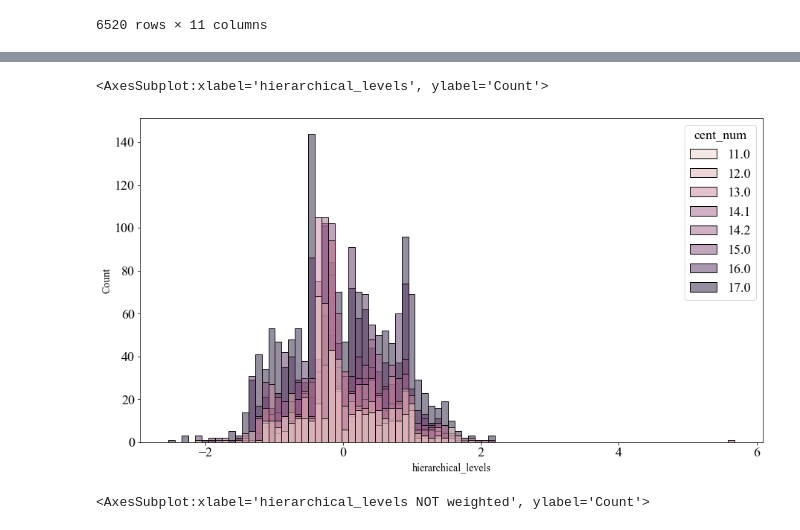
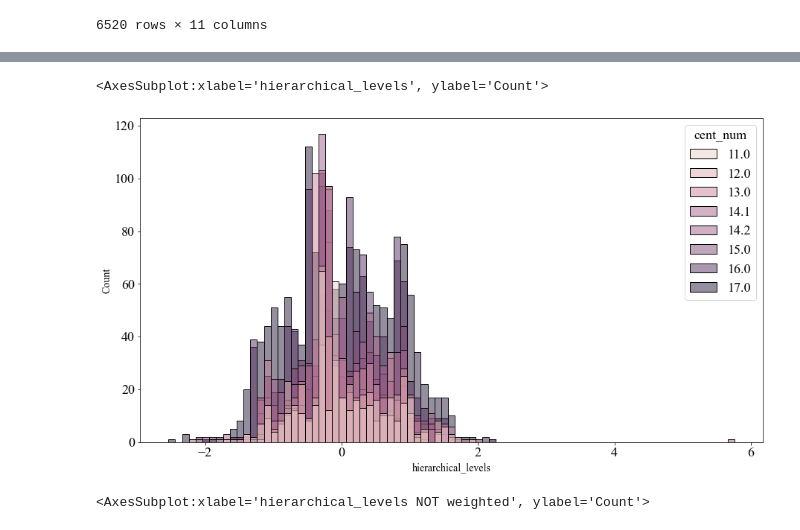
Before and after one commit to bravandi/hierarchical-syntactic-networks, a Jupyter notebook: polyarchy analysis.ipynb, the cells around one changed output, grey strips where cells are left out. Drawn from its saved outputs; the diff is of its cells as text; code cells hidden in the pictures.

```diff
--- a/polyarchy analysis.ipynb
+++ b/polyarchy analysis.ipynb
@@ -307,0 +555,4 @@ G.get_edge_data('AX werden','PP er')
+# %%
+path_df = lenght_all_pairs_shortest_path(cent_nets['17'])
+print(path_df['l'].max())
+sns.histplot(path_df['l'])
@@ -359,9 +608,34 @@ for cent, G in tqdm(cent_nets.items()):
     tmp_df['f_hierarchical_incoherence'] = f_hierarchical_incoherence
     tmp_df['b_hierarchical_incoherence'] = b_hierarchical_incoherence
 
+    path_df = lenght_all_pairs_shortest_path(G)
+    tmp_df['diameter directed'] = path_df['l'].max()
+
+    if False:
+        G_u = G.to_undirected()
+        Gcc = sorted(nx.connected_components(G_u), key=len, reverse=True)
+        giant = G_u.subgraph(Gcc[0])
+        pass
+
+    tmp_df['diameter undirected'] = nx.diameter(giant)
+
+    tmp_df = pd.merge(
+        pd.DataFrame(G.out_degree(), columns=['node', 'out_degree']),
+        tmp_df,
+        on='node', how='right'
+    )
+
+    tmp_df = pd.merge(
+        pd.DataFrame(G.in_degree(), columns=['node', 'in_degree']),
+        tmp_df,
+        on='node', how='right'
+    )
+
 
     h_measures_df.append(tmp_df)
 
+    del path_df
+#     break
     pass
 
 h_measures_df = pd.concat(h_measures_df).reset_index(drop=True)
@@ -374,5 +648,8 @@ cent_to_num = {
 h_measures_df['cent_num'] = h_measures_df['cent'].map(cent_to_num)
 # cent_to_num
 
+h_measures_df.insert(1, 'node func', h_measures_df['node'].apply(lambda x: x.split(' ')[0]))
+h_measures_df.insert(4, 'degree', h_measures_df['in_degree'] + h_measures_df['out_degree'])
+
 h_measures_df
 # %% [output]
@@ -392,6 +757,9 @@ h_measures_df
 # %%
-if True:
+if False:
     h_measures_df.to_excel(path_dataset_dir + 'hierarchical_metrics_german.xlsx')
+
+if False:
+    h_measures_df = pd.read_excel(path_dataset_dir + 'hierarchical_metrics_german.xlsx')
 # %%
 print(h_measures_df['cent'].value_counts())
 h_measures_df.columns
@@ -539,0 +950,2 @@ Index(['node', 'hierarchical_levels', 'cent', 'f_hierarchical_levels',
+# %%
+h_measures_df['cent_FHL'] = h_measures_df.apply(lambda r: (r['cent'], round(r['f_hierarchical_levels'], 3)), axis=1)
@@ -678,9 +1137,9 @@ sns.histplot(data=h_measures_df, x='f_hierarchical_levels', hue='cent_num')
 # %%
 plt.figure(figsize=(15,8))
-sns.histplot(data=h_measures_df, x='hierarchical_levels', hue='cent_num')
+sns.histplot(data=h_measures_df, x='hierarchical_levels', hue='cent_num', binwidth=0.1)
 # %% [output]
 <AxesSubplot:xlabel='hierarchical_levels', ylabel='Count'>
-[figure, old version]
+[figure, new version]
 # %%
 plt.figure(figsize=(15,8))
 sns.histplot(data=h_levels_df, x='hierarchical_levels NOT weighted', hue='cent')
```
Also changed, not shown: parts of 55 cells of this notebook.
